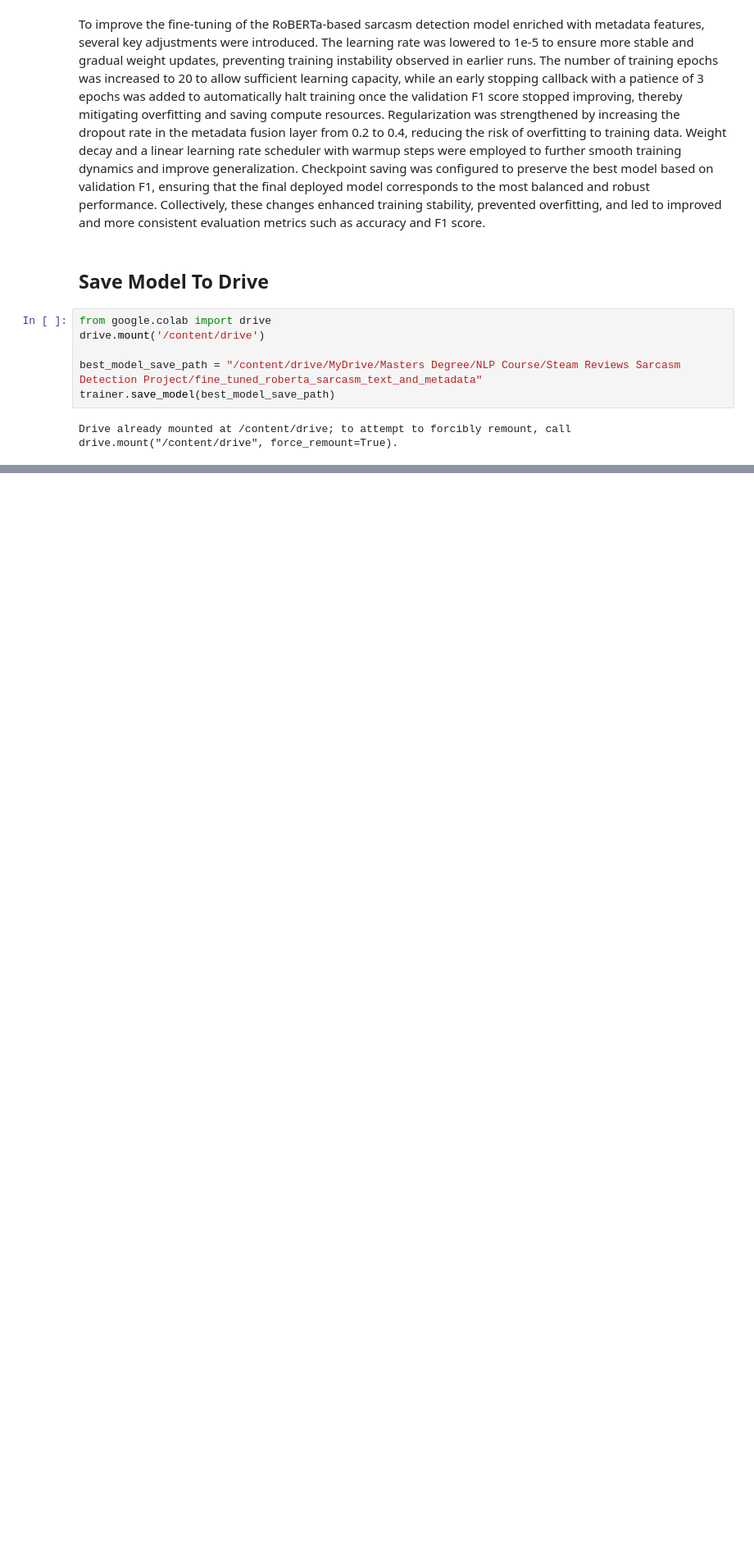
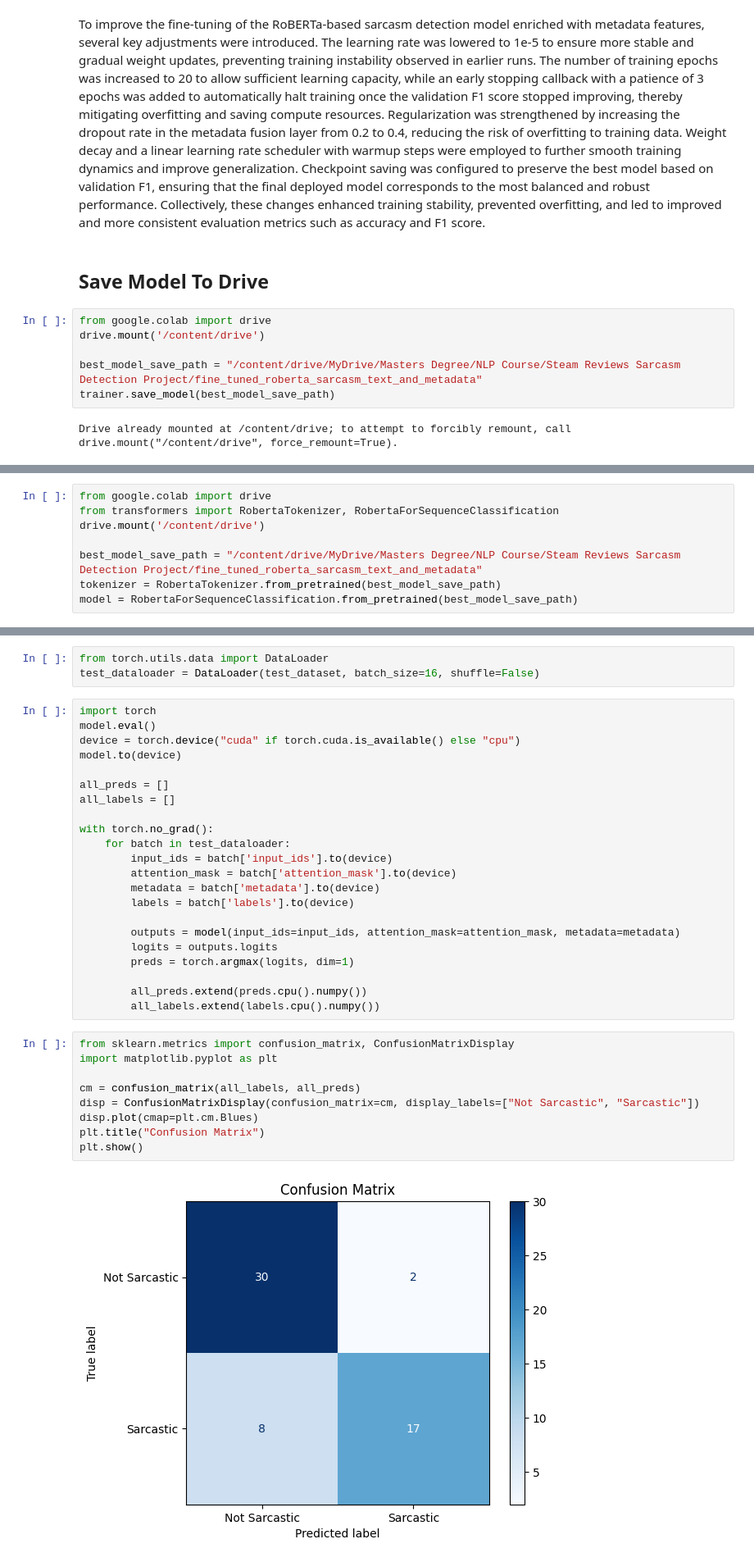
Before and after one commit to kozoB/steam-sarcasm-detection, a Jupyter notebook: Steam_Reviews_Sarcasm_Detection_Project.ipynb, the cells around one changed output, grey strips where cells are left out. Shown at 82% size. Cells and saved outputs as stored; diff of their text form; blank space fills up the shorter version.

Commit message:
Evaluation metrics - confusion matrix - metadata and text

```diff
--- a/Steam_Reviews_Sarcasm_Detection_Project.ipynb
+++ b/Steam_Reviews_Sarcasm_Detection_Project.ipynb
@@ -1440,0 +1446,8 @@ Drive already mounted at /content/drive; to attempt to forcibly remount, call dr
+# %%
+from google.colab import drive
+from transformers import RobertaTokenizer, RobertaForSequenceClassification
+drive.mount('/content/drive')
+
+best_model_save_path = "/content/drive/MyDrive/Masters Degree/NLP Course/Steam Reviews Sarcasm Detection Project/fine_tuned_roberta_sarcasm_text_and_metadata"
+tokenizer = RobertaTokenizer.from_pretrained(best_model_save_path)
+model = RobertaForSequenceClassification.from_pretrained(best_model_save_path)
@@ -1440,0 +1456,36 @@ Drive already mounted at /content/drive; to attempt to forcibly remount, call dr
+# %%
+from torch.utils.data import DataLoader
+test_dataloader = DataLoader(test_dataset, batch_size=16, shuffle=False)
+# %%
+import torch
+model.eval()
+device = torch.device("cuda" if torch.cuda.is_available() else "cpu")
+model.to(device)
+
+all_preds = []
+all_labels = []
+
+with torch.no_grad():
+    for batch in test_dataloader:
+        input_ids = batch['input_ids'].to(device)
+        attention_mask = batch['attention_mask'].to(device)
+        metadata = batch['metadata'].to(device)
+        labels = batch['labels'].to(device)
+
+        outputs = model(input_ids=input_ids, attention_mask=attention_mask, metadata=metadata)
+        logits = outputs.logits
+        preds = torch.argmax(logits, dim=1)
+
+        all_preds.extend(preds.cpu().numpy())
+        all_labels.extend(labels.cpu().numpy())
+# %%
+from sklearn.metrics import confusion_matrix, ConfusionMatrixDisplay
+import matplotlib.pyplot as plt
+
+cm = confusion_matrix(all_labels, all_preds)
+disp = ConfusionMatrixDisplay(confusion_matrix=cm, display_labels=["Not Sarcastic", "Sarcastic"])
+disp.plot(cmap=plt.cm.Blues)
+plt.title("Confusion Matrix")
+plt.show()
+# %% [output]
+[figure, added]
```
Also changed, not shown: parts of 6 cells of this notebook.
